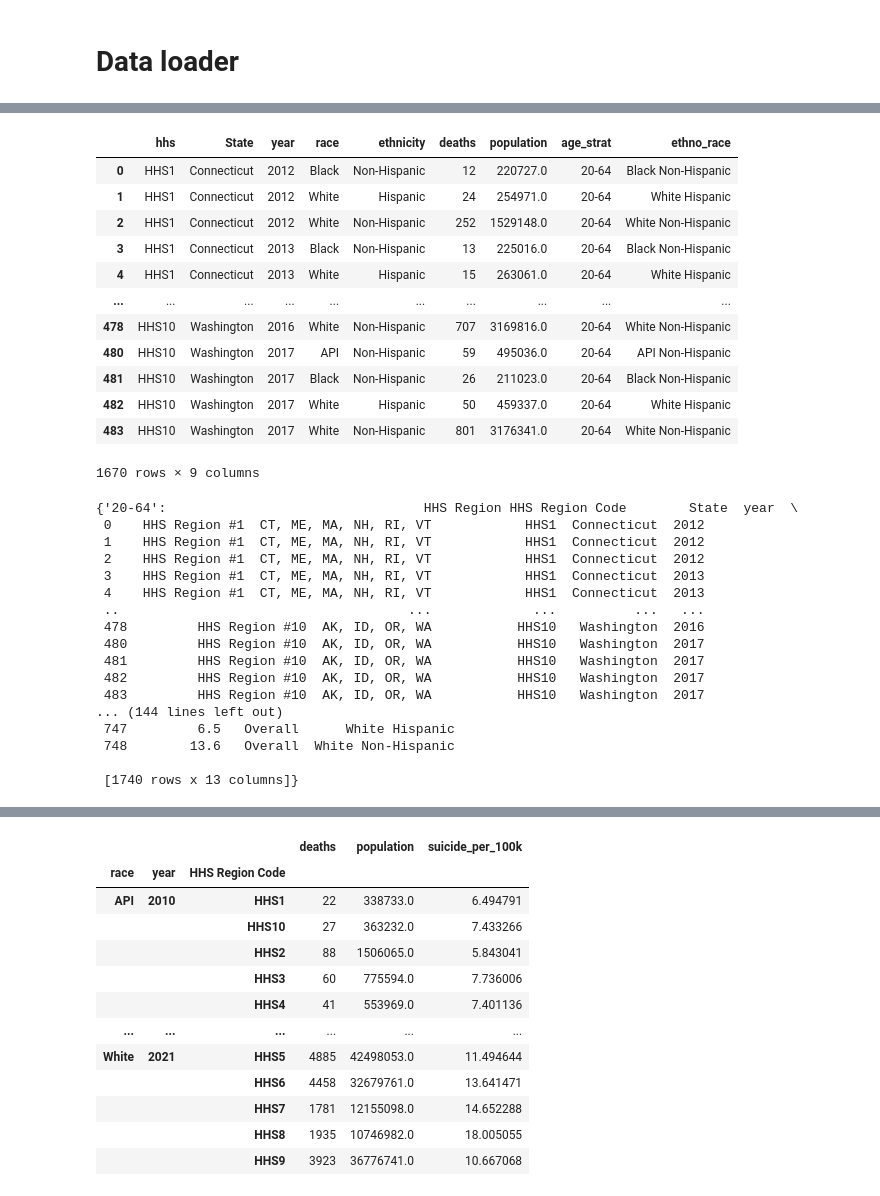
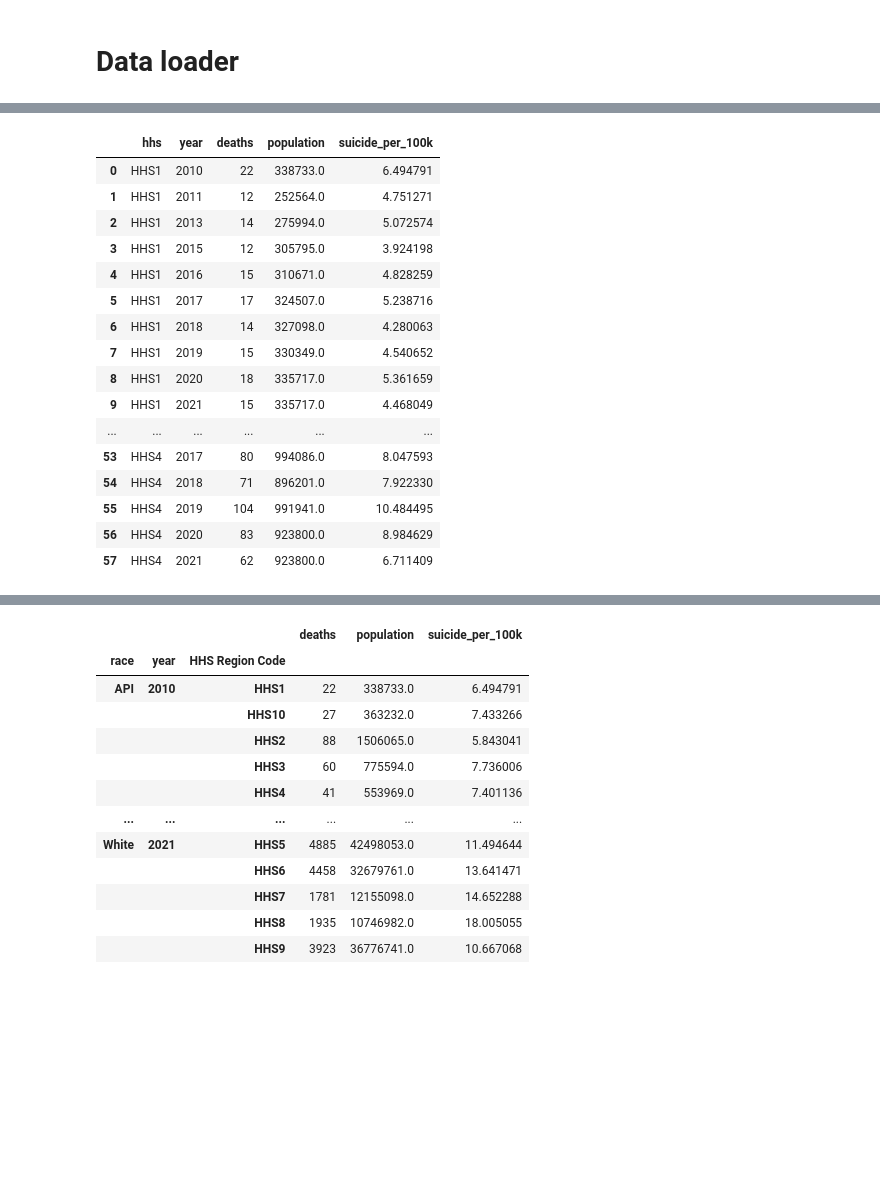
Before and after one commit to arnaud39/us_suicide_study, a Jupyter notebook: Suicide Project.ipynb, the cells around one changed output, grey strips where cells are left out. Saved outputs shown, nothing was run; the diff lists cells and outputs as text; code cells hidden in the pictures; blank space fills up the shorter version.

Commit message:
data selection functionnal

```diff
--- a/Suicide Project.ipynb
+++ b/Suicide Project.ipynb
@@ -413,16 +377,0 @@ sd.select_data()
-# %%
-sd.data['20-64']
-# %% [output]
-|  | hhs | State | year | race | ethnicity | deaths | population | age_strat | ethno_race |
-| 0 | HHS1 | Connecticut | 2012 | Black | Non-Hispanic | 12 | 220727.0 | 20-64 | Black Non-Hispanic |
-| 1 | HHS1 | Connecticut | 2012 | White | Hispanic | 24 | 254971.0 | 20-64 | White Hispanic |
-| 2 | HHS1 | Connecticut | 2012 | White | Non-Hispanic | 252 | 1529148.0 | 20-64 | White Non-Hispanic |
-| 3 | HHS1 | Connecticut | 2013 | Black | Non-Hispanic | 13 | 225016.0 | 20-64 | Black Non-Hispanic |
-| 4 | HHS1 | Connecticut | 2013 | White | Hispanic | 15 | 263061.0 | 20-64 | White Hispanic |
-| ... | ... | ... | ... | ... | ... | ... | ... | ... | ... |
-| 478 | HHS10 | Washington | 2016 | White | Non-Hispanic | 707 | 3169816.0 | 20-64 | White Non-Hispanic |
-| 480 | HHS10 | Washington | 2017 | API | Non-Hispanic | 59 | 495036.0 | 20-64 | API Non-Hispanic |
-| 481 | HHS10 | Washington | 2017 | Black | Non-Hispanic | 26 | 211023.0 | 20-64 | Black Non-Hispanic |
-| 482 | HHS10 | Washington | 2017 | White | Hispanic | 50 | 459337.0 | 20-64 | White Hispanic |
-| 483 | HHS10 | Washington | 2017 | White | Non-Hispanic | 801 | 3176341.0 | 20-64 | White Non-Hispanic |
-1670 rows × 9 columns
@@ -428,0 +451,20 @@ sd.data['20-64']
+# %%
+res
+# %% [output]
+|  | hhs | year | deaths | population | suicide_per_100k |
+| 0 | HHS1 | 2010 | 22 | 338733.0 | 6.494791 |
+| 1 | HHS1 | 2011 | 12 | 252564.0 | 4.751271 |
+| 2 | HHS1 | 2013 | 14 | 275994.0 | 5.072574 |
+| 3 | HHS1 | 2015 | 12 | 305795.0 | 3.924198 |
+| 4 | HHS1 | 2016 | 15 | 310671.0 | 4.828259 |
+| 5 | HHS1 | 2017 | 17 | 324507.0 | 5.238716 |
+| 6 | HHS1 | 2018 | 14 | 327098.0 | 4.280063 |
+| 7 | HHS1 | 2019 | 15 | 330349.0 | 4.540652 |
+| 8 | HHS1 | 2020 | 18 | 335717.0 | 5.361659 |
+| 9 | HHS1 | 2021 | 15 | 335717.0 | 4.468049 |
+| ... | ... | ... | ... | ... | ... |
+| 53 | HHS4 | 2017 | 80 | 994086.0 | 8.047593 |
+| 54 | HHS4 | 2018 | 71 | 896201.0 | 7.922330 |
+| 55 | HHS4 | 2019 | 104 | 991941.0 | 10.484495 |
+| 56 | HHS4 | 2020 | 83 | 923800.0 | 8.984629 |
+| 57 | HHS4 | 2021 | 62 | 923800.0 | 6.711409 |
@@ -440,26 +491,6 @@ data = (
     .reset_index()
     .set_index(["ethnicity", "year", "age_strat"])
 )
-# %%
-sd.data
-# %% [output]
-{'20-64':                                 HHS Region HHS Region Code        State  year  \
- 0    HHS Region #1  CT, ME, MA, NH, RI, VT            HHS1  Connecticut  2012
- 1    HHS Region #1  CT, ME, MA, NH, RI, VT            HHS1  Connecticut  2012
- 2    HHS Region #1  CT, ME, MA, NH, RI, VT            HHS1  Connecticut  2012
- 3    HHS Region #1  CT, ME, MA, NH, RI, VT            HHS1  Connecticut  2013
- 4    HHS Region #1  CT, ME, MA, NH, RI, VT            HHS1  Connecticut  2013
- ..                                     ...             ...          ...   ...
- 478         HHS Region #10  AK, ID, OR, WA           HHS10   Washington  2016
- 480         HHS Region #10  AK, ID, OR, WA           HHS10   Washington  2017
- 481         HHS Region #10  AK, ID, OR, WA           HHS10   Washington  2017
- 482         HHS Region #10  AK, ID, OR, WA           HHS10   Washington  2017
- 483         HHS Region #10  AK, ID, OR, WA           HHS10   Washington  2017
-... (144 lines left out)
- 747         6.5   Overall      White Hispanic
- 748        13.6   Overall  White Non-Hispanic
-
- [1740 rows x 13 columns]}
 # %%
 df = sd.selection("20-64", data).sort_values("year")
 
```
Also changed, not shown: parts of 6 cells of this notebook, 2 other files.
